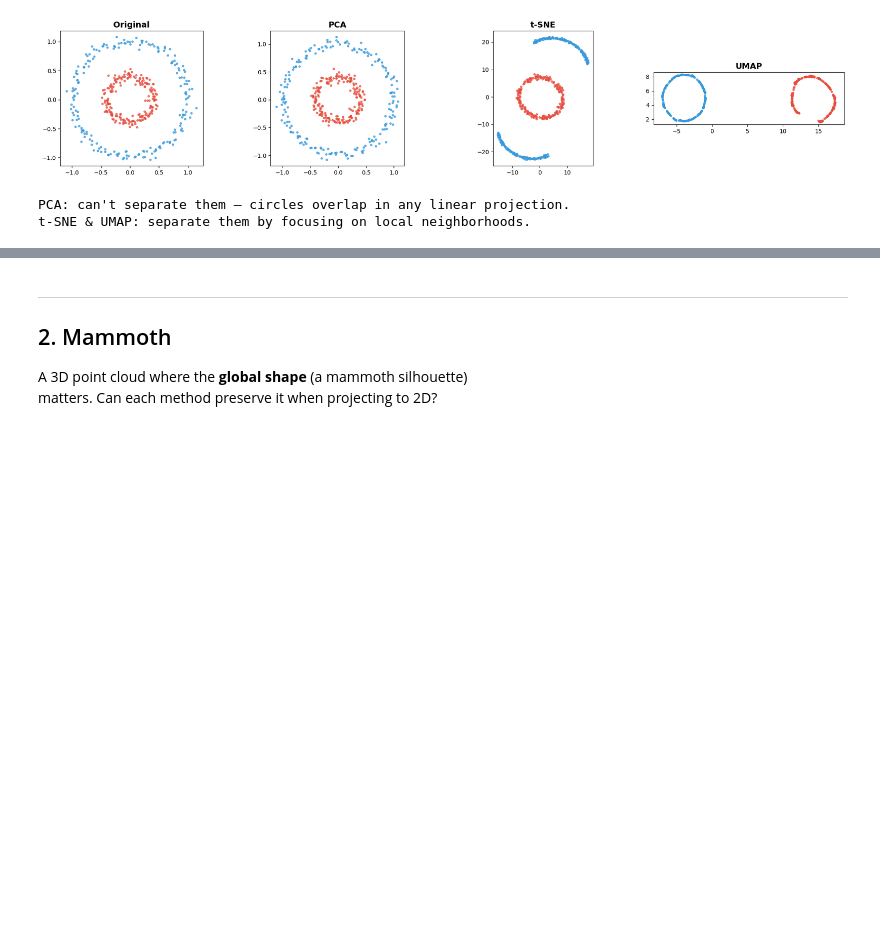
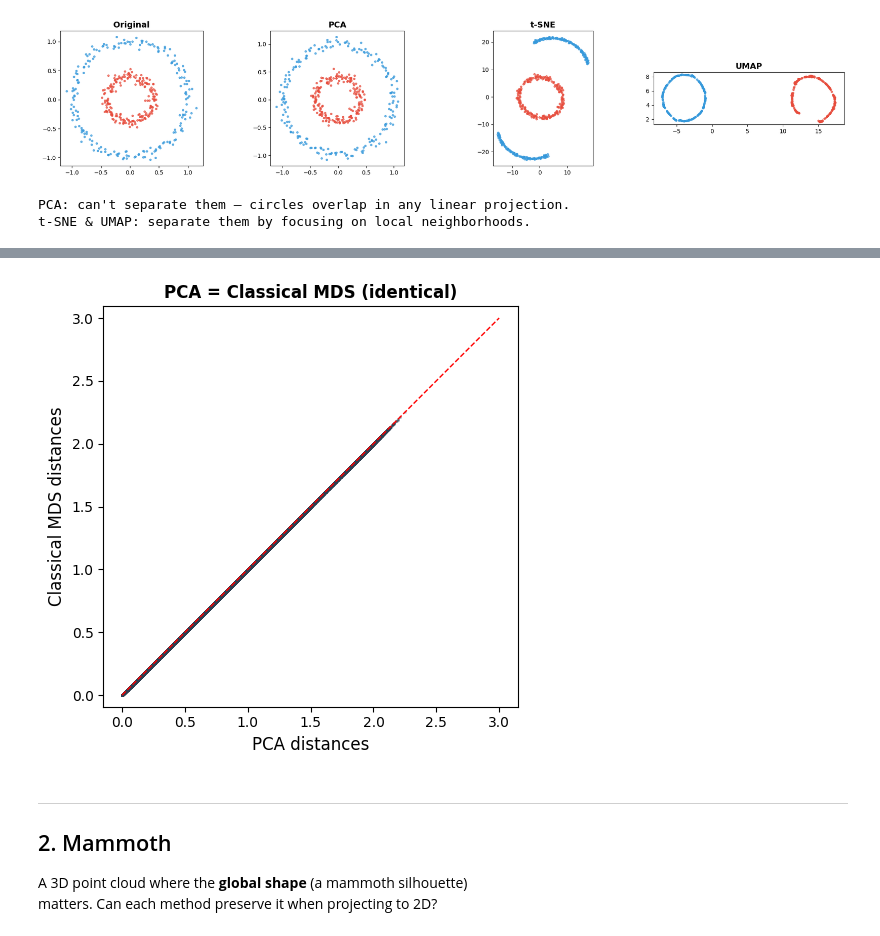
Before and after one commit to sokrypton/7.571, a Jupyter notebook: L9/dim_reduction_overview.ipynb, the cells around one changed output, grey strips where cells are left out. Saved outputs shown, nothing was run; the diff lists cells and outputs as text; code cells hidden in the pictures; blank space fills up the shorter version.

```diff
--- a/L9/dim_reduction_overview.ipynb
+++ b/L9/dim_reduction_overview.ipynb
@@ -52,3 +58,29 @@ t-SNE & UMAP: separate them by focusing on local neighborhoods.
+# %%
+def classic_mds(X, n_components=2):
+    """Classical MDS: eigendecompose the double-centered distance matrix."""
+    D = pairwise_distances(X)
+    L = D.shape[0]
+    J = np.eye(L) - np.ones((L, L)) / L
+    B = -0.5 * J @ (D ** 2) @ J
+    evals, evecs = np.linalg.eigh(B)
+    idx = np.argsort(evals)[::-1]
+    evals = np.maximum(evals[idx[:n_components]], 0)
+    return evecs[:, idx[:n_components]] * np.sqrt(evals)
+
+Z_pca = PCA(2).fit_transform(X_circles)
+Z_mds = classic_mds(X_circles)
+
+plt.figure(figsize=(5, 5))
+plt.scatter(pairwise_distances(Z_pca).ravel(),
+            pairwise_distances(Z_mds).ravel(), s=1, alpha=0.1, color='#2c3e50')
+plt.plot([0, 3], [0, 3], 'r--', lw=1)
+plt.xlabel('PCA distances', fontsize=12)
+plt.ylabel('Classical MDS distances', fontsize=12)
+plt.title('PCA = Classical MDS (identical)', fontweight='bold')
+plt.axis('equal'); plt.tight_layout()
+plt.show()
+# %% [output]
+[figure, added]
 # %% [markdown]
 ---
 ## 2. Mammoth
```
Also changed, not shown: parts of 4 cells of this notebook.
